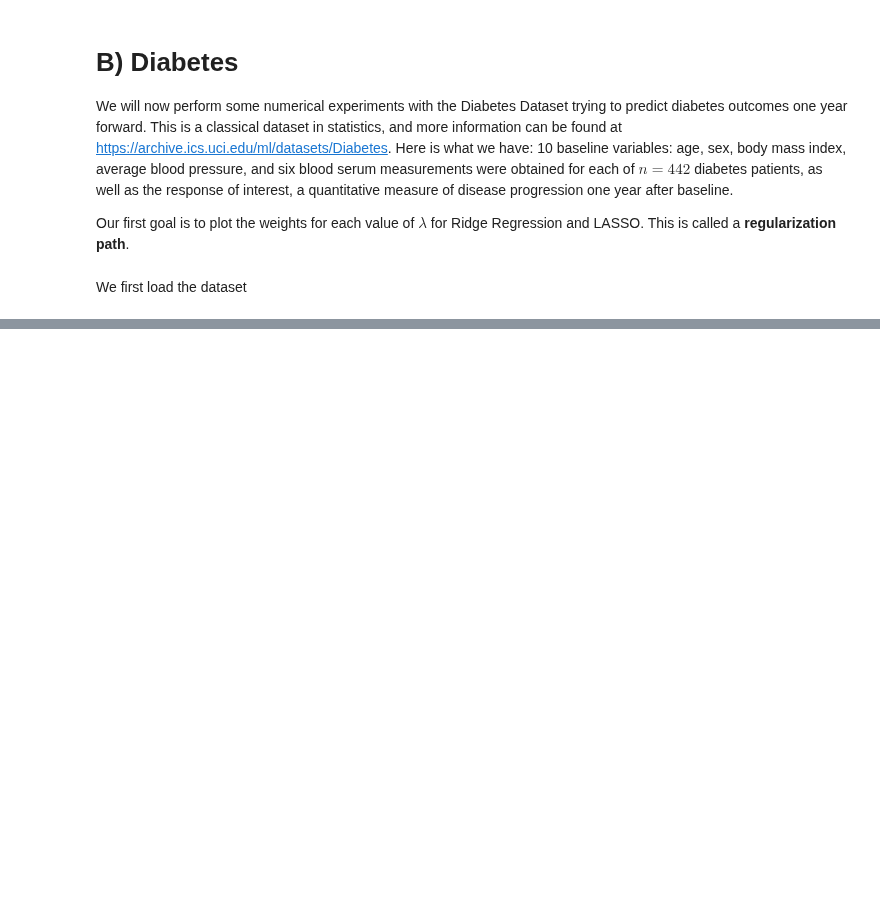
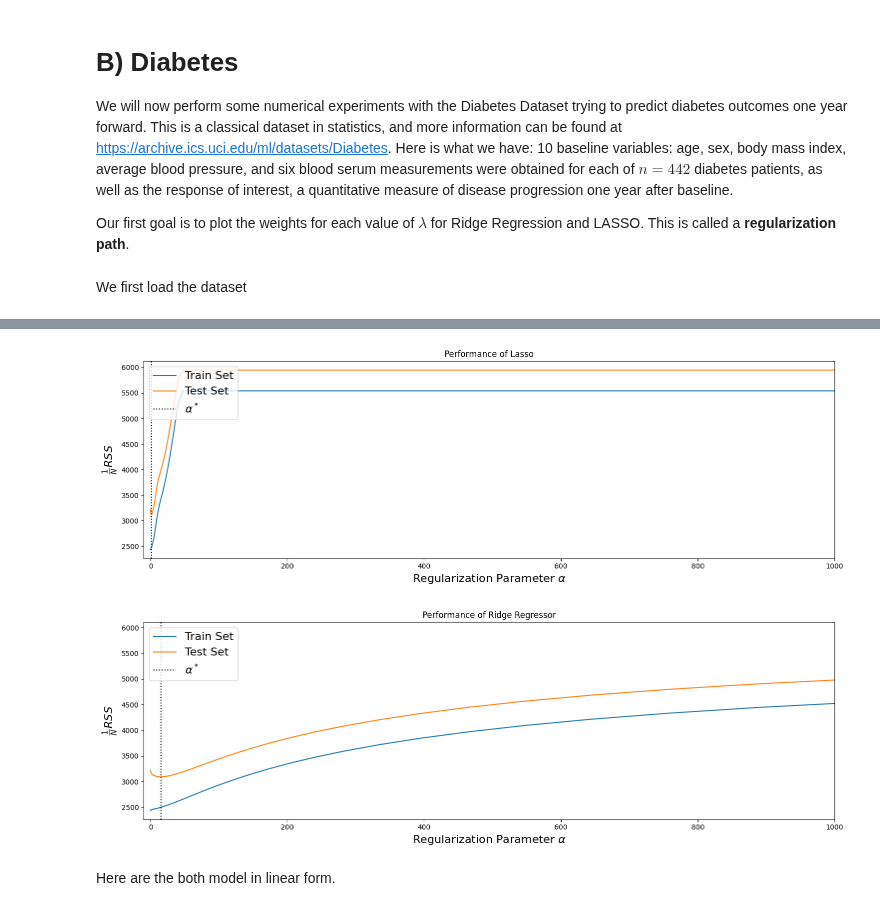
Before and after one commit to fpalmisa/FundamentalLearningEPFL, a Jupyter notebook: TP6/TP6_FoIL_Palmisano.ipynb, the cells around one changed output, grey strips where cells are left out. Cells and saved outputs as stored; diff of their text form; code cells hidden in the pictures; blank space fills up the shorter version.

```diff
--- a/TP6/TP6_FoIL_Palmisano.ipynb
+++ b/TP6/TP6_FoIL_Palmisano.ipynb
@@ -486,0 +598,33 @@ df.head()
+# %%
+plt.figure(figsize=(15,5))
+plt.plot(testedAlpha_Lasso, trainScores_Lasso, '-', label='Train Set')
+plt.plot(testedAlpha_Lasso, testScores_Lasso, '-', label='Test Set')
+plt.xlabel('Regularization Parameter $\\alpha$', fontsize=16)
+plt.ylabel('$\\frac{1}{N}RSS$', fontsize=16)
+plt.title('Performance of Lasso')
+plt.axvline(cvOptAlpha_Lasso, label='$\\alpha^*$', color='k', linestyle=':')
+plt.tight_layout()
+plt.xlim(-10,1000)
+plt.legend(loc=2, fontsize=16)
+plt.show()
+
+testedAlpha_RR = cv_regRR.cv_results_['param_ridge__alpha']
+trainScores_RR = -cv_regRR.cv_results_['mean_train_score']   # Reverse Sign
+testScores_RR = -cv_regRR.cv_results_['mean_test_score']    # Reverse Sign
+
+plt.figure(figsize=(15,5))
+plt.plot(testedAlpha_RR, trainScores_RR, '-', label='Train Set')
+plt.plot(testedAlpha_RR, testScores_RR, '-', label='Test Set')
+plt.xlabel('Regularization Parameter $\\alpha$', fontsize=16)
+plt.ylabel('$\\frac{1}{N}RSS$', fontsize=16)
+plt.title('Performance of Ridge Regressor')
+plt.axvline(cvOptAlpha_RR, label='$\\alpha^*$', color='k', linestyle=':')
+plt.tight_layout()
+plt.xlim(-10,1000)
+plt.legend(loc=2, fontsize=16)
+plt.show()
+# %% [output]
+[figure, added]
+[figure, added]
+# %% [markdown]
+Here are the both model in linear form.
```
Also changed, not shown: parts of 11 cells of this notebook, 1 other file.
